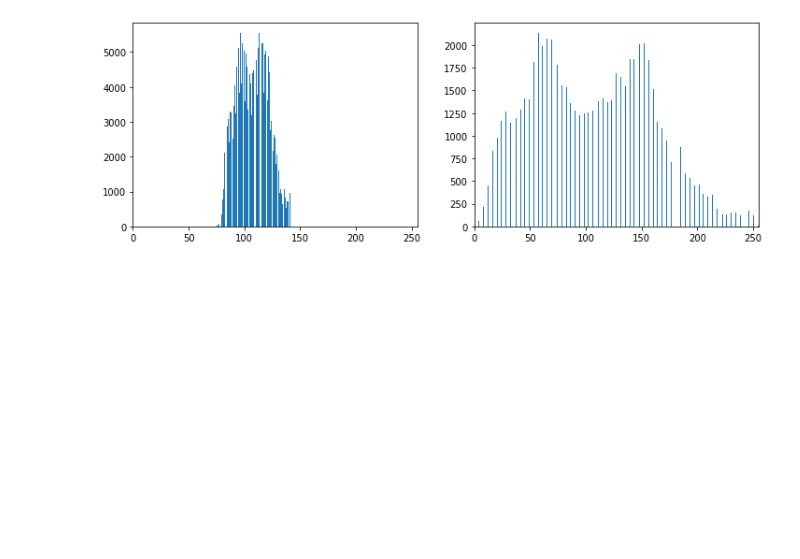
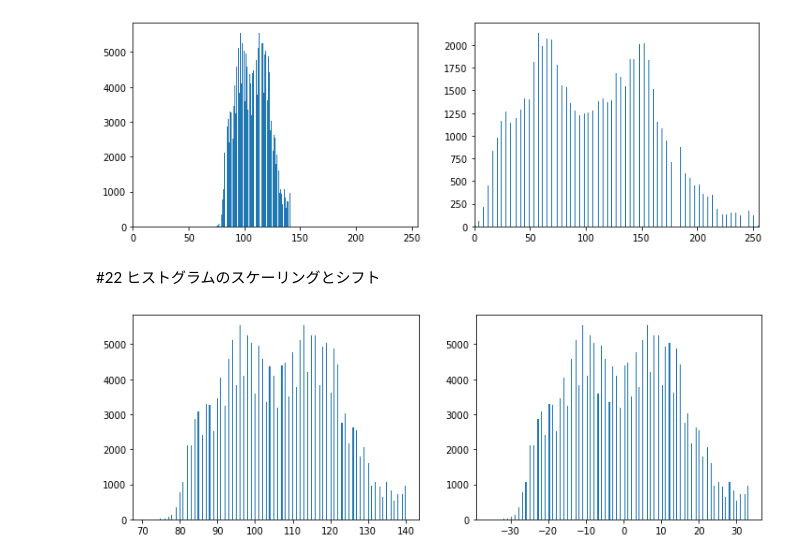
Before and after one commit to SJSY126/gasyori100, a Jupyter notebook: 21_30.ipynb, the cells around one changed output. Cells and saved outputs as stored; diff of their text form; code cells hidden in the pictures; blank space fills up the shorter version.

```diff
--- a/21_30.ipynb
+++ b/21_30.ipynb
@@ -574,3 +676,18 @@ plt.xlim([0, 255])
 plt.show()
 # %% [output]
 [figure]
+# %% [markdown]
+#22 ヒストグラムのスケーリングとシフト
+# %%
+#平均を0
+plt.figure(figsize=(12, 4))
+
+plt.subplot(1, 2, 1)
+plt.hist(img_dark.ravel(), bins=255)
+
+plt.subplot(1, 2, 2)
+plt.hist((img_dark - img_dark.mean()).ravel(), bins=255)
+
+plt.show()
+# %% [output]
+[figure, added]
```
Also changed, not shown: parts of 16 cells of this notebook.
